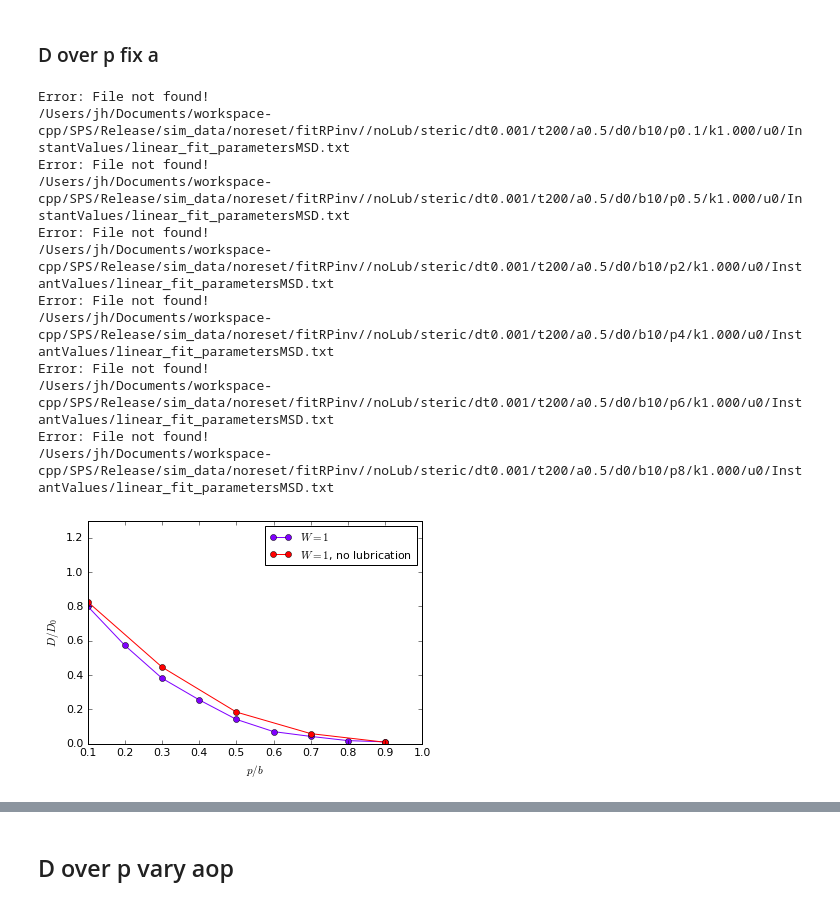
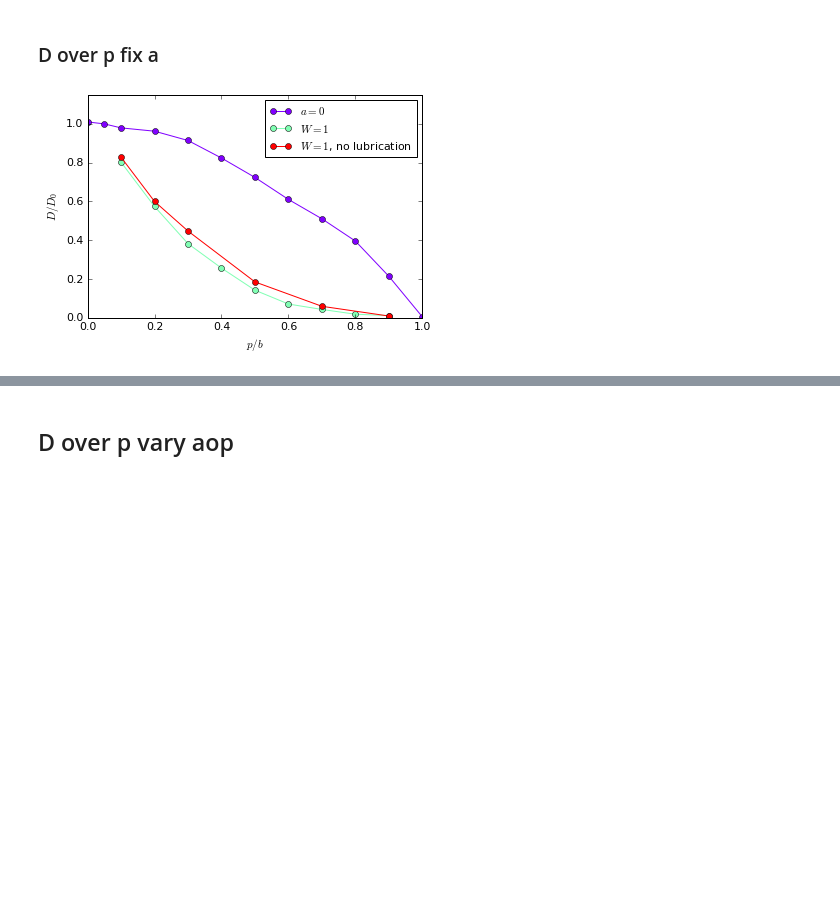
Before and after one commit to JohannHansing/iPythonNB, a Jupyter notebook: HIforBD/Figures.ipynb, the cells around one changed output, grey strips where cells are left out. Saved outputs shown, nothing was run; the diff lists cells and outputs as text; code cells hidden in the pictures; blank space fills up the shorter version.

```diff
--- a/HIforBD/Figures.ipynb
+++ b/HIforBD/Figures.ipynb
@@ -29,11 +38,11 @@ root=rootMAC
 # %%
-def plotdataArr(dataArray,xlabel,lineArr,lineParam='',title='',linestyles='',setlog='',legendloc=0,tofile=False,filename=''):
+def plotdataArr(dataArray,xlabel,lineArr,lineParam='',title='',linestyles='',setlog='',legendloc=0,tofile=False,filename='test',xlim=None):
     # color stuff: http://stackoverflow.com/questions/4971269/how-to-pick-a-new-color-for-each-plotted-line-within-a-figure-in-matplotlib
     pltPrintPar()
     colors=cm.rainbow(np.linspace(0,1,len(dataArray)))
     if linestyles=='': lslist = len(dataArray) * ['o-']
     else: lslist = linestyles
-    #plt.figure(figsize=(7,5))
+    plt.figure()
     for i, line in enumerate(dataArray):
         ti = lineParam + str(lineArr[i])
         xs = line[:,0]
@@ -41,7 +50,8 @@ def plotdataArr(dataArray,xlabel,lineArr,lineParam='',title='',linestyles='',set
         plt.plot(xs,dd0s,lslist[i],label=ti,c=colors[i])
     plt.xlabel(r'$'+xlabel+'$')
     plt.ylabel(r'$D/D_0$')
-    plt.ylim([0,1.3])
+    plt.ylim([0,1.15])
+    plt.xlim(xlim)
     plt.title(title)
     #plt.legend(loc=legendloc, bbox_to_anchor=(0.5, 1.2), ncol=3)
     plt.legend(loc=legendloc,fontsize = 'medium')
@@ -50,7 +60,7 @@ def plotdataArr(dataArray,xlabel,lineArr,lineParam='',title='',linestyles='',set
     if setlog=='x' or setlog=="double":
         plt.xscale('log')
     if tofile==True:
-        pp = PdfPages(filename+'.pdf')
+        pp = PdfPages('figures/'+filename+'.pdf')
         pp.savefig()
         pp.close()
     else:
@@ -142,7 +175,7 @@ def getDoU_p_a_k(p,a,k='1.000',dt='0.001',n=1,trigger='',system='',oldLub=False)
     return np.array(sorted(data))
 # %%
 # get polymer system data for different n with noLub
-def getDop_a(a,n=1,u0=0,trigger='',system='',oldLub=False):
+def getDop_a(a,n=1,u=0,trigger='',system='',oldLub=False):
     astr=str(a).rstrip('0').rstrip(".")
     adir="a"+astr
     initfolder=root+"/Documents/workspace-cpp/SPS/Release/sim_data/noreset/fitRPinv/"+system
@@ -158,15 +191,20 @@ def getDop_a(a,n=1,u0=0,trigger='',system='',oldLub=False):
             folder+="/test"
         folder+="/n"+str(n)+"/"+trigger
     folder+="/dt0.001/t200/"+adir+"/d0/b"+str(b)
+    MSD='MSD'
+    if a==0:
+        folder=root+"/Documents/workspace-cpp/SingleParticleSimulation/sim_dataOLD/noreset/dt0.0001/t200/d0/b10/"
+        MSD=''
     #print(folder)
     for pdir in os.listdir(folder):
+        if "DS" in pdir: continue
         prel=float(pdir[1:])/10
-        file=os.path.join(folder, pdir,'k1.000/u'+str(u0)+'/InstantValues/linear_fit_parametersMSD.txt')
+        file=os.path.join(folder, pdir,'k1.000/u'+str(u)+'/InstantValues/linear_fit_parameters'+MSD+'.txt')
         #print(file)
         if os.path.isfile(file):
             #print(file)
             with open(file, 'r') as fitf:
                 m = (fitf.readline().split('m')[1]).split()[0]
             data.append([float(prel),float(m)]) #the [:-1] serves to cut the linebreak '\n' from the string m.
-        else: print("Error: File not found!\n"+str(file))
+        #else: print("Error: File not found!\n"+str(file))
     return np.array(sorted(data))
@@ -187,24 +211,15 @@ The idea is:
 # %% [markdown]
 ### D over p fix a
 # %%
+a=0
+datanoHI=getDop_a(a,u=0)
+
 a=0.5
 dataLJLub=getDop_a(a,trigger='LJ')
 datanL=getDop_a(a,trigger='noLub/steric')
 #dataLJLub=getDop_a(a,trigger='noLub/steric',n=2)
-data=[dataLJLub]+[(datanL)]
-labels=['$W=1$','$W=1$, no lubrication']#,'$W=2$, no lubrication']
-plotdataArr(data,'p/b',labels,tofile=True,filename='D_over_p_a05_lubNoLub_W1and2_TODOADDW2')
+data=[datanoHI]+[dataLJLub]+[(datanL)]
+labels=['$a=0$','$W=1$','$W=1$, no lubrication']#,'$W=2$, no lubrication']
+plotdataArr(data,'p/b',labels,tofile=True,filename='D_over_p_a05_lubNoLub_W1and2')
 # %% [output]
-Error: File not found!
-/Users/jh/Documents/workspace-cpp/SPS/Release/sim_data/noreset/fitRPinv//noLub/steric/dt0.001/t200/a0.5/d0/b10/p0.1/k1.000/u0/InstantValues/linear_fit_parametersMSD.txt
-Error: File not found!
-/Users/jh/Documents/workspace-cpp/SPS/Release/sim_data/noreset/fitRPinv//noLub/steric/dt0.001/t200/a0.5/d0/b10/p0.5/k1.000/u0/InstantValues/linear_fit_parametersMSD.txt
-Error: File not found!
-/Users/jh/Documents/workspace-cpp/SPS/Release/sim_data/noreset/fitRPinv//noLub/steric/dt0.001/t200/a0.5/d0/b10/p2/k1.000/u0/InstantValues/linear_fit_parametersMSD.txt
-Error: File not found!
-/Users/jh/Documents/workspace-cpp/SPS/Release/sim_data/noreset/fitRPinv//noLub/steric/dt0.001/t200/a0.5/d0/b10/p4/k1.000/u0/InstantValues/linear_fit_parametersMSD.txt
-Error: File not found!
-/Users/jh/Documents/workspace-cpp/SPS/Release/sim_data/noreset/fitRPinv//noLub/steric/dt0.001/t200/a0.5/d0/b10/p6/k1.000/u0/InstantValues/linear_fit_parametersMSD.txt
-Error: File not found!
-/Users/jh/Documents/workspace-cpp/SPS/Release/sim_data/noreset/fitRPinv//noLub/steric/dt0.001/t200/a0.5/d0/b10/p8/k1.000/u0/InstantValues/linear_fit_parametersMSD.txt
-[figure, old version]
+[figure, new version]
```
Also changed, not shown: parts of 38 cells of this notebook, 4 other files.
